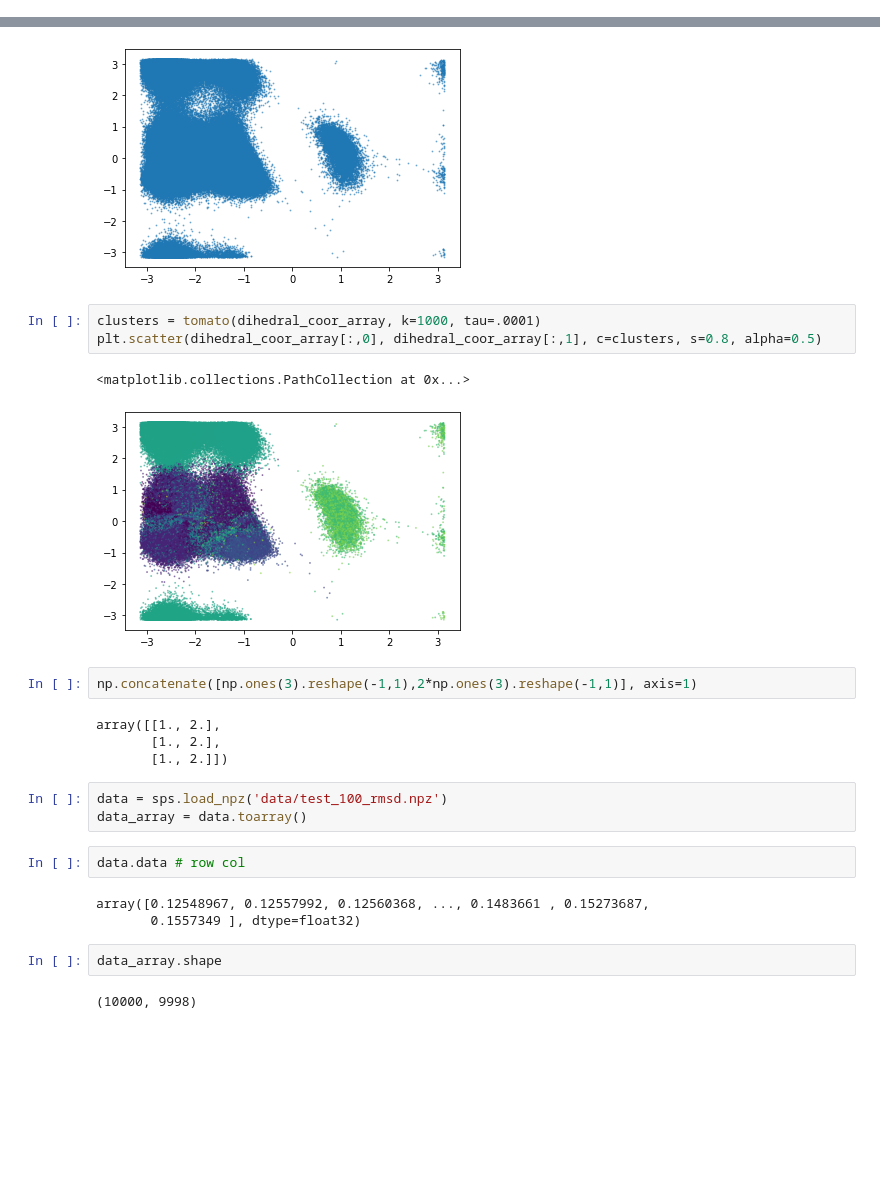
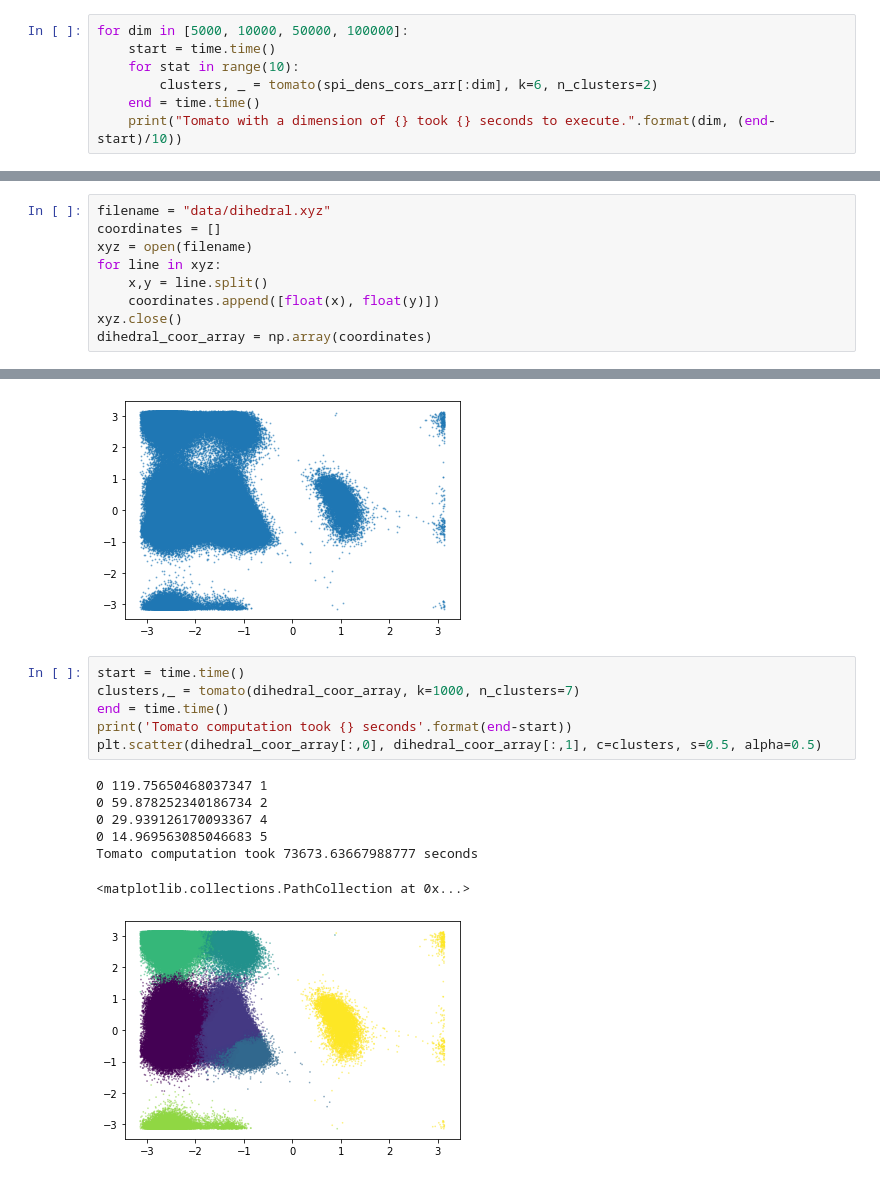
Before and after one commit to bricerauby/Protein_conformation_analysis, a Jupyter notebook: tomato_implementation.ipynb, the cells around one changed output, grey strips where cells are left out. Drawn from its saved outputs; the diff is of its cells as text; blank space fills up the shorter version.

```diff
--- a/tomato_implementation.ipynb
+++ b/tomato_implementation.ipynb
@@ -109,6 +135,13 @@ Let's play a bit with the tomato algorithm and feel the importance of its parame
  - n_clusters
  - tau
  - relative_tau
+# %%
+for dim in [5000, 10000, 50000, 100000]:
+    start = time.time()
+    for stat in range(10):
+        clusters, _ = tomato(spi_dens_cors_arr[:dim], k=6, n_clusters=2)
+    end = time.time()
+    print("Tomato with a dimension of {} took {} seconds to execute.".format(dim, (end-start)/10))
 # %%
 plt.figure(figsize=(12,6))
 for rank in range(2):
@@ -211,5 +244,14 @@ print(dihedral_coor_array.shape)
 (1420738, 2)
 # %% [markdown]
 #### Apply ToMATo to our dihedral data
+# %%
+filename = "data/dihedral.xyz"
+coordinates = []
+xyz = open(filename)
+for line in xyz:
+    x,y = line.split()
+    coordinates.append([float(x), float(y)])
+xyz.close()
+dihedral_coor_array = np.array(coordinates)
 # %%
 limit = 500_000
@@ -224,29 +270,19 @@ plt.scatter(dihedral_coor_array[:,0], dihedral_coor_array[:,1], s=0.8, alpha=0.5
 <matplotlib.collections.PathCollection at 0x...>
 [figure]
 # %%
-clusters = tomato(dihedral_coor_array, k=1000, tau=.0001)
-plt.scatter(dihedral_coor_array[:,0], dihedral_coor_array[:,1], c=clusters, s=0.8, alpha=0.5)
+start = time.time()
+clusters,_ = tomato(dihedral_coor_array, k=1000, n_clusters=7)
+end = time.time()
+print('Tomato computation took {} seconds'.format(end-start))
+plt.scatter(dihedral_coor_array[:,0], dihedral_coor_array[:,1], c=clusters, s=0.5, alpha=0.5)
 # %% [output]
-<matplotlib.collections.PathCollection at 0x...>
+0 119.75650468037347 1
+0 59.878252340186734 2
+0 29.939126170093367 4
+0 14.969563085046683 5
+Tomato computation took 73673.63667988777 seconds
+<matplotlib.collections.PathCollection at 0x...>
-[figure, old version]
+[figure, new version]
-# %%
-np.concatenate([np.ones(3).reshape(-1,1),2*np.ones(3).reshape(-1,1)], axis=1)
-# %% [output]
-array([[1., 2.],
-       [1., 2.],
-       [1., 2.]])
-# %%
-data = sps.load_npz('data/test_100_rmsd.npz')
-data_array = data.toarray()
-# %%
-data.data # row col
-# %% [output]
-array([0.12548967, 0.12557992, 0.12560368, ..., 0.1483661 , 0.15273687,
-       0.1557349 ], dtype=float32)
-# %%
-data_array.shape
-# %% [output]
-(10000, 9998)
 # %%
 def plot_density(X, reduced, nbins, den, vec):
     x,y = reduced.T
```
Also changed, not shown: parts of 9 cells of this notebook, 1 other file.
